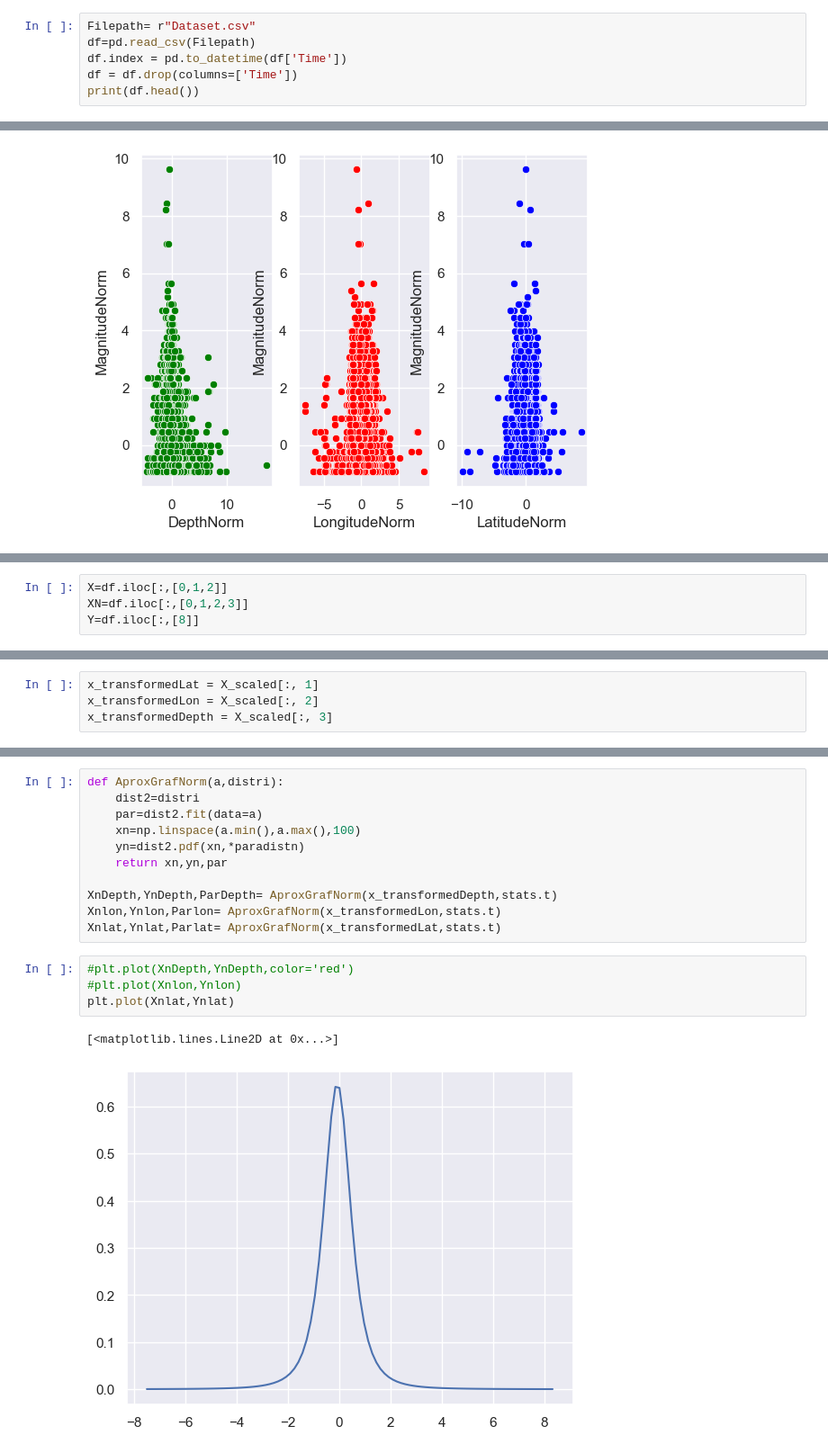
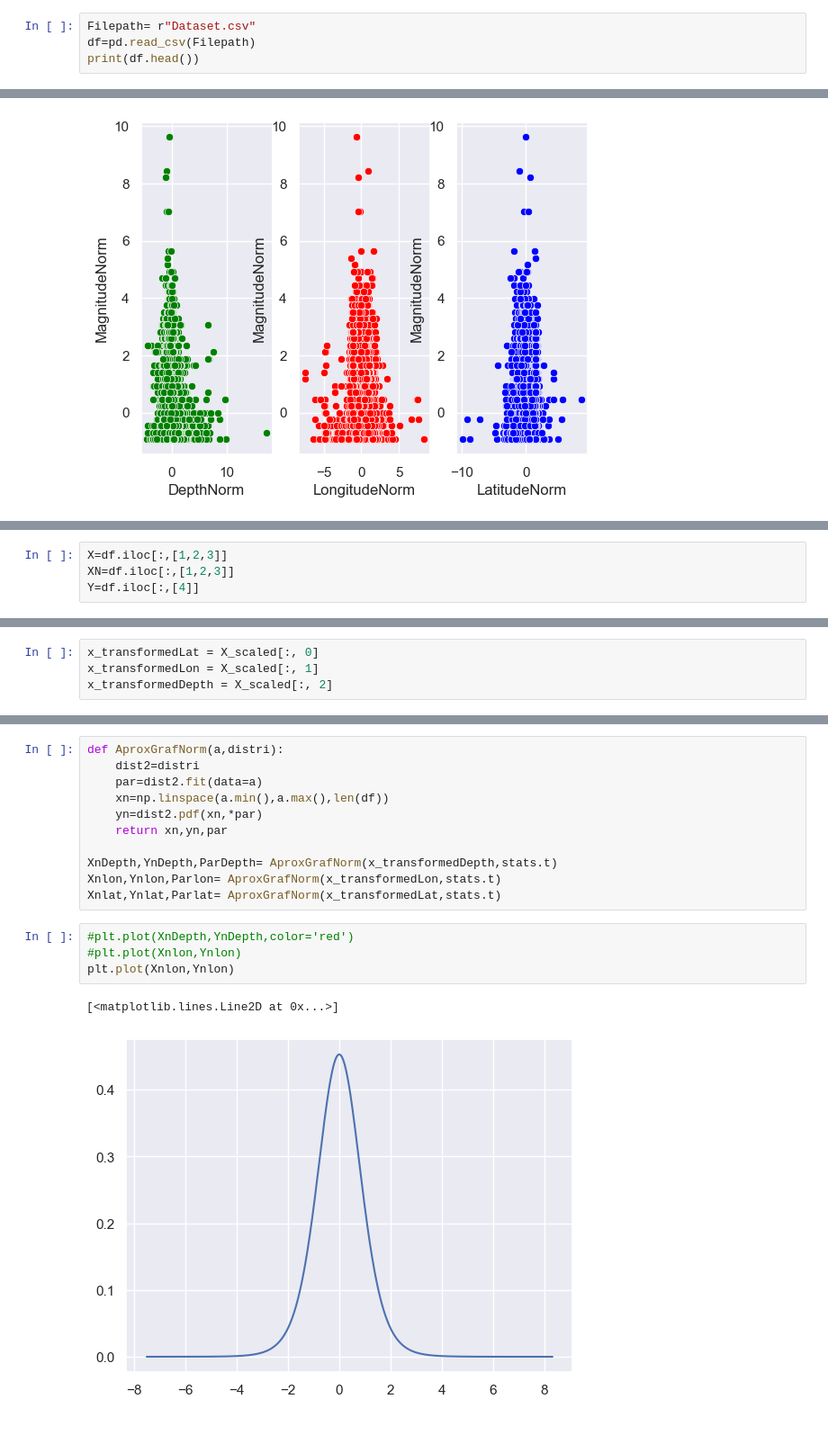
Before and after one commit to MrBloom911/SismicOperations, a Jupyter notebook: ProyectoComp.ipynb, the cells around one changed output, grey strips where cells are left out. Shown at 90% size. Drawn from its saved outputs; the diff is of its cells as text.

```diff
--- a/ProyectoComp.ipynb
+++ b/ProyectoComp.ipynb
@@ -9,7 +9,5 @@ import statsmodels.api as sm
 # %%
 Filepath= r"Dataset.csv"
 df=pd.read_csv(Filepath)
-df.index = pd.to_datetime(df['Time'])
-df = df.drop(columns=['Time'])
 print(df.head())
 # %% [output]
@@ -126,6 +125,6 @@ sns.kdeplot(data=df, x='Depth/Km', label='original data', color='red')
 <AxesSubplot:xlabel='Depth/Km', ylabel='Density'>
 [figure]
 # %%
-X=df.iloc[:,[0,1,2]]
-XN=df.iloc[:,[0,1,2,3]]
-Y=df.iloc[:,[8]]
+X=df.iloc[:,[1,2,3]]
+XN=df.iloc[:,[1,2,3]]
+Y=df.iloc[:,[4]]
@@ -163,7 +144,7 @@ print(X_scaled)
 # %%
-x_transformedLat = X_scaled[:, 1]
-x_transformedLon = X_scaled[:, 2]
-x_transformedDepth = X_scaled[:, 3]
+x_transformedLat = X_scaled[:, 0]
+x_transformedLon = X_scaled[:, 1]
+x_transformedDepth = X_scaled[:, 2]
 # %%
 plt.scatter(x_transformedLat, x_transformedMag);
 # %% [output]
@@ -172,8 +161,8 @@ plt.scatter(x_transformedLat, x_transformedMag);
 def AproxGrafNorm(a,distri):
     dist2=distri
     par=dist2.fit(data=a)
-    xn=np.linspace(a.min(),a.max(),100)
-    yn=dist2.pdf(xn,*paradistn)
+    xn=np.linspace(a.min(),a.max(),len(df))
+    yn=dist2.pdf(xn,*par)
     return xn,yn,par
 
 XnDepth,YnDepth,ParDepth= AproxGrafNorm(x_transformedDepth,stats.t)
@@ -182,8 +171,8 @@ Xnlat,Ynlat,Parlat= AproxGrafNorm(x_transformedLat,stats.t)
 # %%
 #plt.plot(XnDepth,YnDepth,color='red')
 #plt.plot(Xnlon,Ynlon)
-plt.plot(Xnlat,Ynlat)
+plt.plot(Xnlon,Ynlon)
 # %% [output]
 [<matplotlib.lines.Line2D at 0x...>]
-[figure, old version]
+[figure, new version]
 # %%
```
Also changed, not shown: parts of 20 cells of this notebook.
